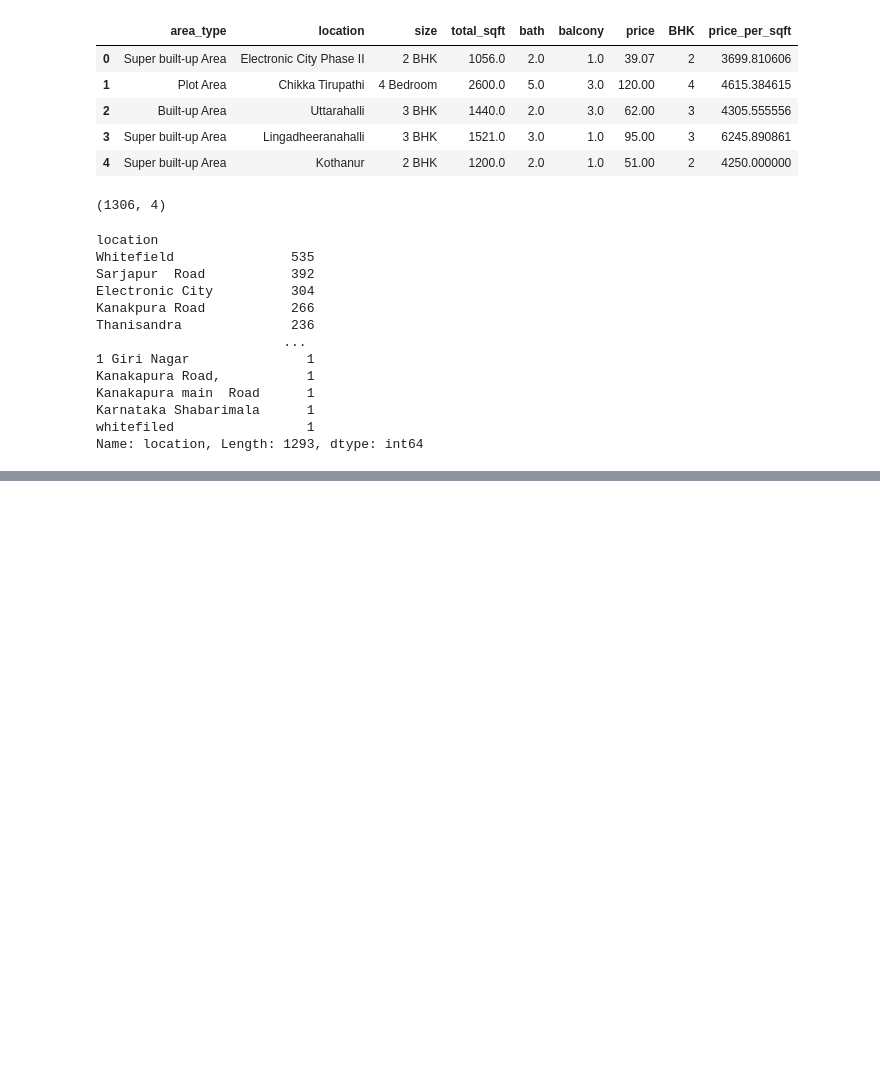
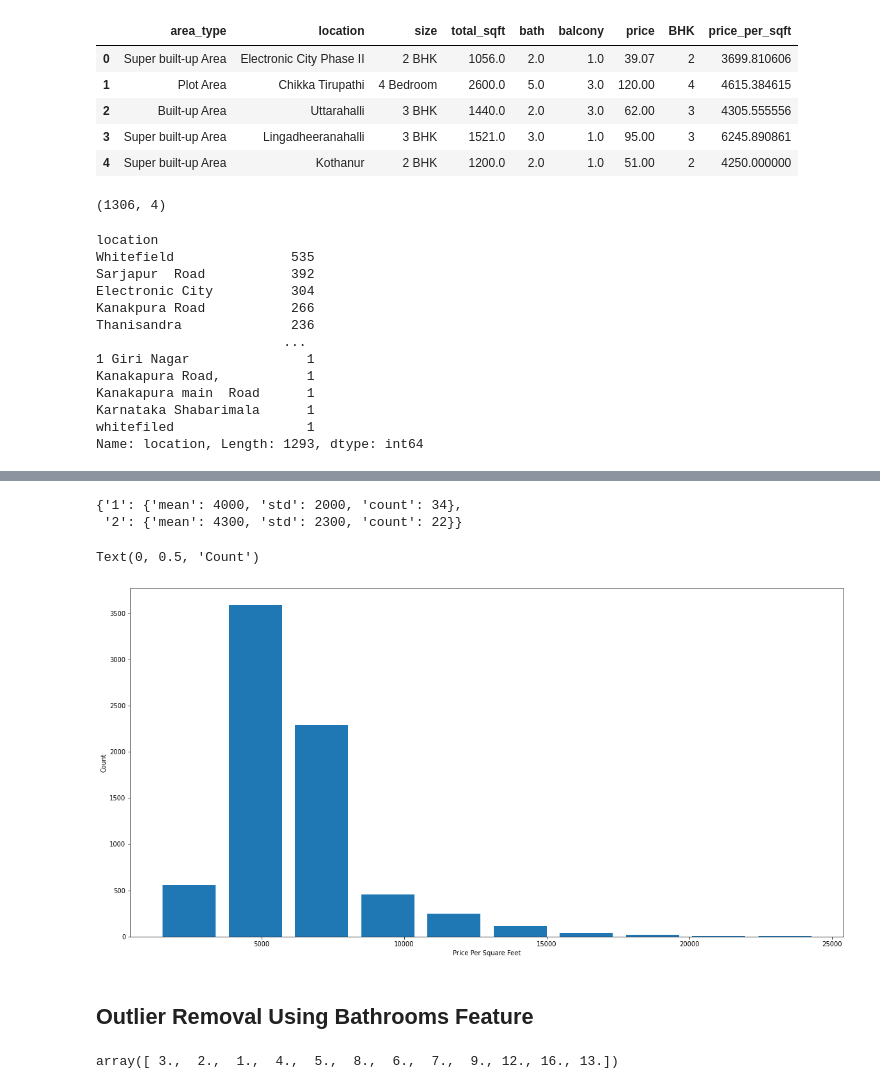
Before and after one commit to WazedKhan/Real-Estate-Price-Prediction, a Jupyter notebook: Price Prediction.ipynb, the cells around one changed output, grey strips where cells are left out. Saved outputs shown, nothing was run; the diff lists cells and outputs as text; code cells hidden in the pictures; blank space fills up the shorter version.

```diff
--- a/Price Prediction.ipynb
+++ b/Price Prediction.ipynb
@@ -224,0 +312,49 @@ df4.sample(20)
+# %%
+{
+    '1' : {
+        'mean':4000,
+        'std' : 2000,
+        'count' : 34
+    },
+    '2' : {
+        'mean' : 4300,
+        'std' : 2300,
+        'count' : 22
+    }
+}
+# %% [output]
+{'1': {'mean': 4000, 'std': 2000, 'count': 34},
+ '2': {'mean': 4300, 'std': 2300, 'count': 22}}
+# %%
+def remove_BHK_outlier(df):
+    exclude_indices = np.array([])
+    for location, location_df in df.groupby('location'):
+        bhk_stats = {}
+        for bhk, bhk_df in location_df.groupby("BHK"):
+            bhk_stats[bhk] = {
+                'mean': np.mean(bhk_df.price_per_sqft),
+                'std': np.std(bhk_df.price_per_sqft),
+                'count': bhk_df.shape[0]
+            }
+        for bhk, bhk_df in location_df.groupby('BHK'):
+            stats = bhk_stats.get(bhk-1)
+            if stats and stats['count']>5:
+                exclude_indices = np.append(exclude_indices, bhk_df[bhk_df.price_per_sqft<(stats['mean'])].index.values)
+    return df.drop(exclude_indices, axis='index')
+
+df7 = remove_BHK_outlier(df6)
+# %%
+import matplotlib
+matplotlib.rcParams["figure.figsize"] = (20,10)
+plt.hist(df7.price_per_sqft,rwidth=0.8)
+plt.xlabel("Price Per Square Feet")
+plt.ylabel("Count")
+# %% [output]
+Text(0, 0.5, 'Count')
+[figure, added]
+# %% [markdown]
+## Outlier Removal Using Bathrooms Feature
+# %%
+df7.bath.unique()
+# %% [output]
+array([ 3.,  2.,  1.,  4.,  5.,  8.,  6.,  7.,  9., 12., 16., 13.])
```
Also changed, not shown: parts of 21 cells of this notebook.
